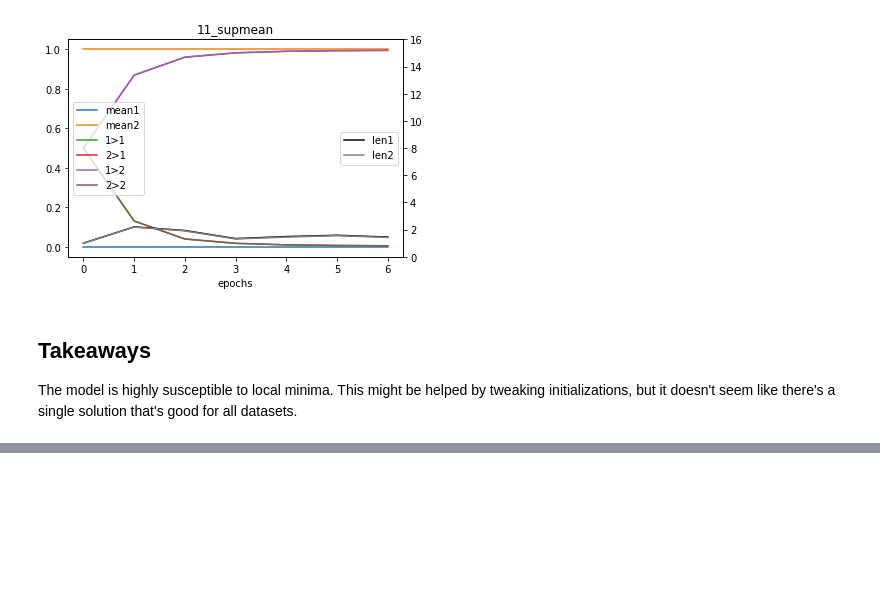
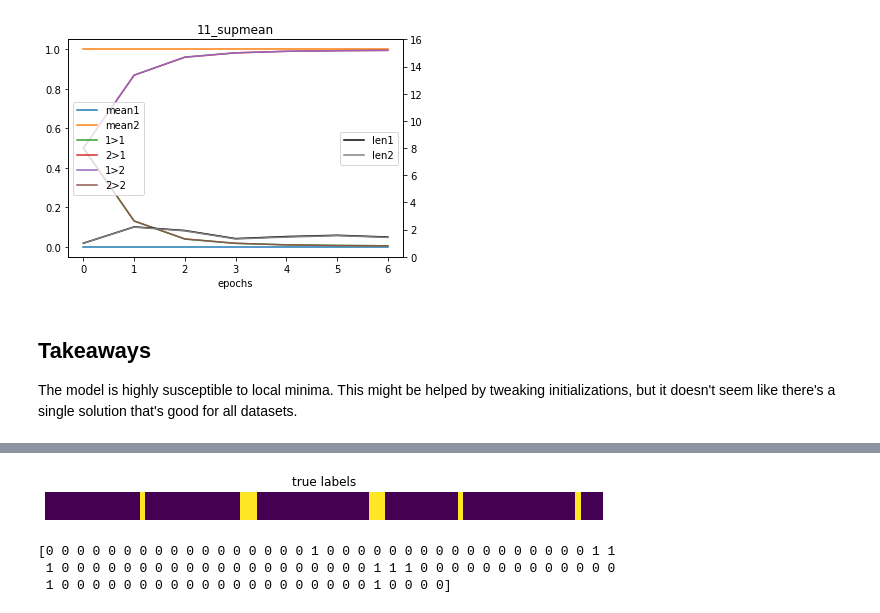
Before and after one commit to dylanebert/hsmm, a Jupyter notebook: unit_tests.ipynb, the cells around one changed output, grey strips where cells are left out. Saved outputs shown, nothing was run; the diff lists cells and outputs as text; code cells hidden in the pictures; blank space fills up the shorter version.

```diff
--- a/unit_tests.ipynb
+++ b/unit_tests.ipynb
@@ -201,0 +237,20 @@ More nbc-like
+# %%
+parser = argparse.ArgumentParser()
+data.add_args(parser)
+args = parser.parse_args(['--dataset', 'unit_test', '--data_seq_len', '100', '--max_k', '10',
+    '--data_idle_min', '10', '--data_idle_max', '20', '--data_action_min', '1', '--data_action_max', '3'])
+train, test = data.dataset_from_args(args)
+# %%
+labels = test[0]['labels'].detach().cpu().numpy()
+fig = plt.figure(figsize=(10, 1))
+ax1 = fig.add_subplot(111)
+ax1.imshow(np.tile(labels, (5, 1)))
+ax1.axis('off')
+plt.title('true labels')
+plt.show()
+print(labels)
+# %% [output]
+[figure, added]
+[0 0 0 0 0 0 0 0 0 0 0 0 0 0 0 0 0 1 0 0 0 0 0 0 0 0 0 0 0 0 0 0 0 0 0 1 1
+ 1 0 0 0 0 0 0 0 0 0 0 0 0 0 0 0 0 0 0 0 0 1 1 1 0 0 0 0 0 0 0 0 0 0 0 0 0
+ 1 0 0 0 0 0 0 0 0 0 0 0 0 0 0 0 0 0 0 0 0 1 0 0 0 0]
```
Also changed, not shown: parts of 14 cells of this notebook, 20 other files.
